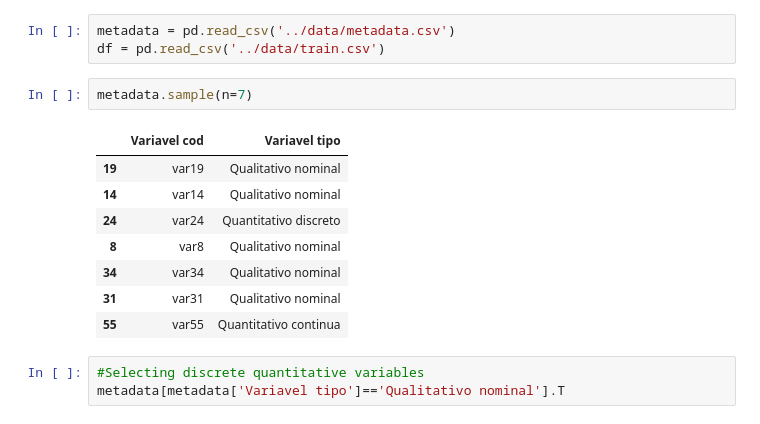
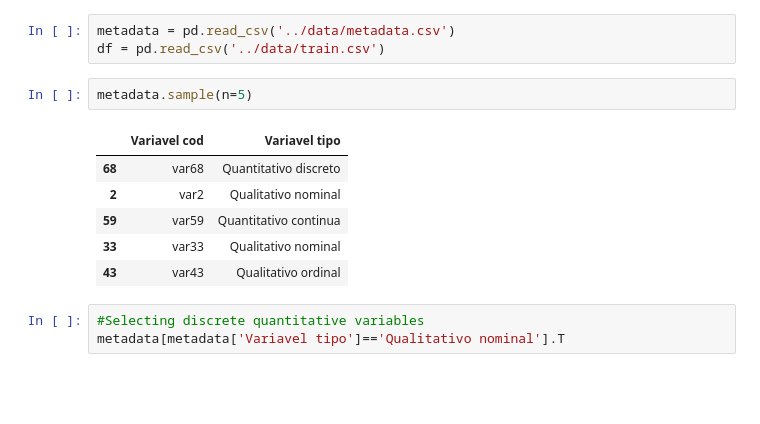
Before and after one commit to dev-JoseAlberto/Porto-Seguro-Data-Challenge, a Jupyter notebook: notebook/notebook01.ipynb, the cells around one changed output. Cells and saved outputs as stored; diff of their text form; blank space fills up the shorter version.

```diff
--- a/notebook/notebook01.ipynb
+++ b/notebook/notebook01.ipynb
@@ -56,16 +62,14 @@ img03.show()
 metadata = pd.read_csv('../data/metadata.csv')
 df = pd.read_csv('../data/train.csv')
 # %%
-metadata.sample(n=7)
+metadata.sample(n=5)
 # %% [output]
 |  | Variavel cod | Variavel tipo |
-| 19 | var19 | Qualitativo nominal |
-| 14 | var14 | Qualitativo nominal |
-| 24 | var24 | Quantitativo discreto |
-| 8 | var8 | Qualitativo nominal |
-| 34 | var34 | Qualitativo nominal |
-| 31 | var31 | Qualitativo nominal |
-| 55 | var55 | Quantitativo continua |
+| 68 | var68 | Quantitativo discreto |
+| 2 | var2 | Qualitativo nominal |
+| 59 | var59 | Quantitativo continua |
+| 33 | var33 | Qualitativo nominal |
+| 43 | var43 | Qualitativo ordinal |
 # %%
 #Selecting discrete quantitative variables
 metadata[metadata['Variavel tipo']=='Qualitativo nominal'].T
```
Also changed, not shown: parts of 18 cells of this notebook, 2 other files.
